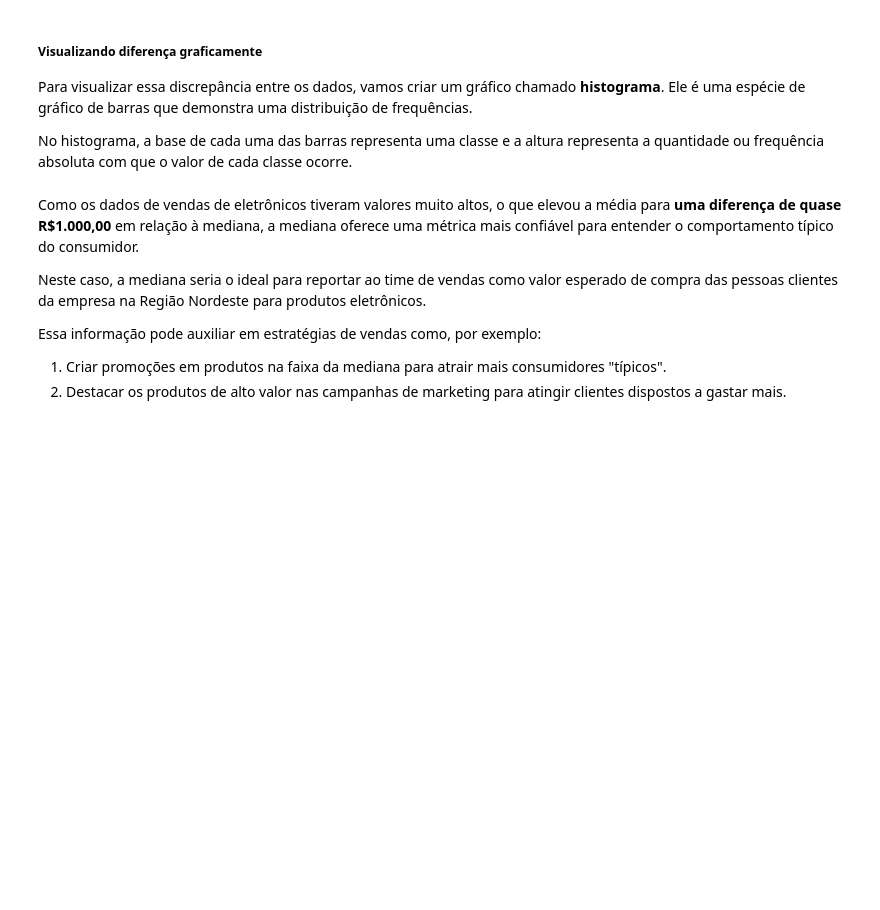
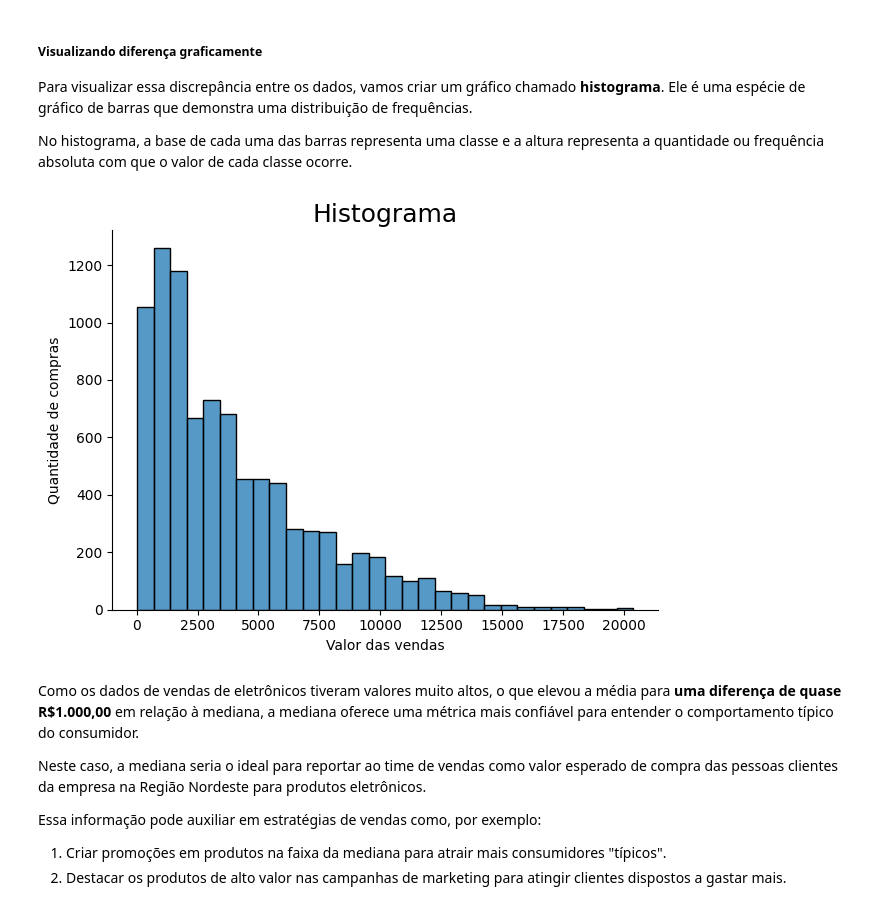
Before and after one commit to JhonCostaDev/oracle_one_alura, a Jupyter notebook: estatistica_ML/Projeto_Inicial_Estatística_com_Python_frequencias_e_medidas.ipynb, the cells around one changed output. Drawn from its saved outputs; the diff is of its cells as text; code cells hidden in the pictures; blank space fills up the shorter version.

```diff
--- a/estatistica_ML/Projeto_Inicial_Estatística_com_Python_frequencias_e_medidas.ipynb
+++ b/estatistica_ML/Projeto_Inicial_Estatística_com_Python_frequencias_e_medidas.ipynb
@@ -905,3 +945,7 @@ X_{Elemento_{Md}} & ,se \ n \ for \ ímpar \\
 ### <font color="#E23155" face="Verdana">Solução:</font>
 # %% [markdown]
 ##### **Usando a fórmula**
+# %%
+# Filtrar eletronicos da regiao nordeste
+eletronicos_nordeste = df.query('regiao_cliente == "Nordeste" & categoria_produto == "Eletrônicos"').sort_values('total_compra')
+eletronicos_nordeste.head()
@@ -921,6 +1002,18 @@ A mediana indica aqui que metade dos clientes gasta até, aproximadamente, R\$ 2
 Para visualizar essa discrepância entre os dados, vamos criar um gráfico chamado **histograma**. Ele é uma espécie de gráfico de barras que demonstra uma distribuição de frequências.
 
 No histograma, a base de cada uma das barras representa uma classe e a altura representa a quantidade ou frequência absoluta com que o valor de cada classe ocorre.
+# %%
+sns.histplot(eletronicos_nordeste.total_compra, bins=30, edgecolor='black')
+
+sns.despine()
+plt.title('Histograma', fontsize=18)
+plt.xlabel('Valor das vendas')
+plt.ylabel('Quantidade de compras')
+plt.tight_layout()
+
+plt.show()
+# %% [output]
+[figure, added]
 # %% [markdown]
 Como os dados de vendas de eletrônicos tiveram valores muito altos, o que elevou a média para **uma diferença de quase R$1.000,00** em relação à mediana, a mediana oferece uma métrica mais confiável para entender o comportamento típico do consumidor.
 
```
Also changed, not shown: parts of 23 cells of this notebook, 2 other files.
